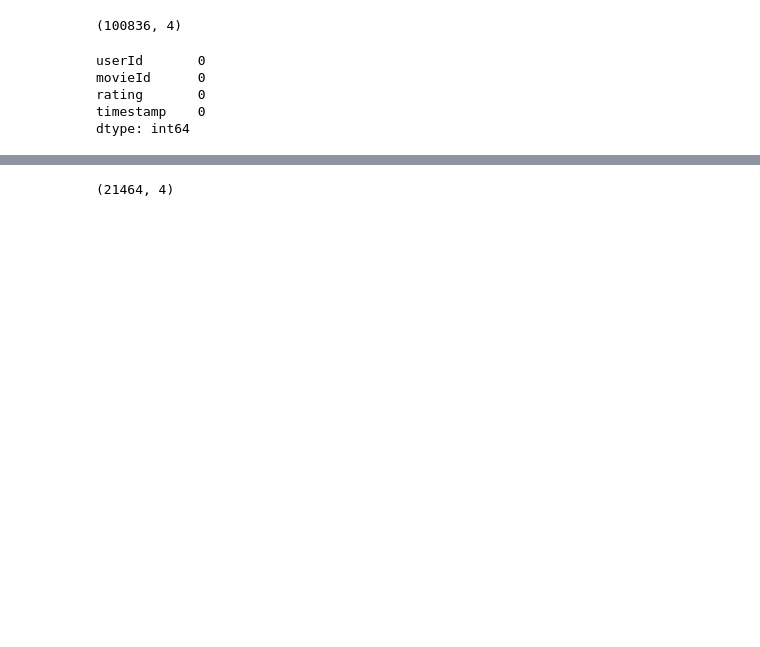
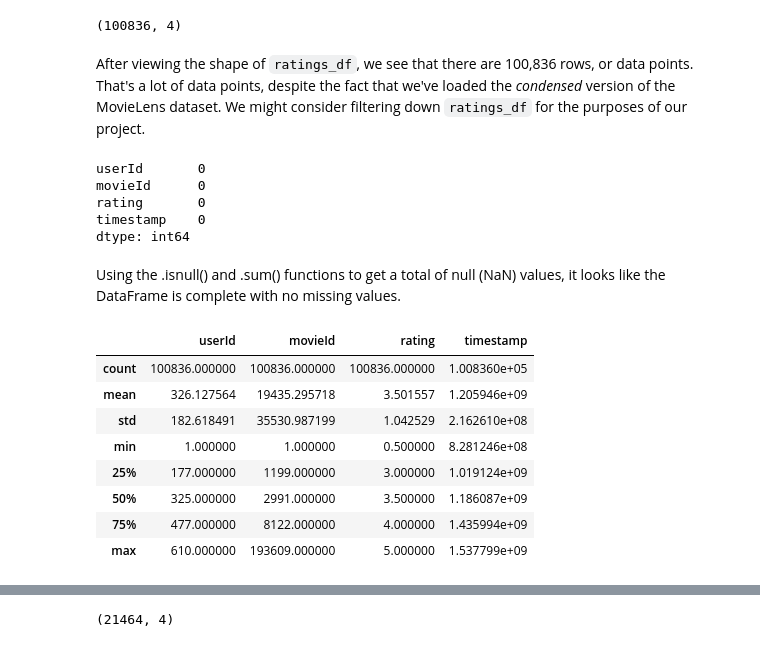
Before and after one commit to madelinebirch/Phase-4-Project, a Jupyter notebook: CURRENT!.ipynb, the cells around one changed output, grey strips where cells are left out. Saved outputs shown, nothing was run; the diff lists cells and outputs as text; code cells hidden in the pictures; blank space fills up the shorter version.

```diff
--- a/CURRENT!.ipynb
+++ b/CURRENT!.ipynb
@@ -47,4 +74,6 @@ ratings_df.head()
 ratings_df.shape
 # %% [output]
 (100836, 4)
+# %% [markdown]
+After viewing the shape of `ratings_df`, we see that there are 100,836 rows, or data points. That's a lot of data points, despite the fact that we've loaded the *condensed* version of the MovieLens dataset. We might consider filtering down `ratings_df` for the purposes of our project.
 # %%
@@ -55,3 +85,18 @@ movieId      0
 rating       0
 timestamp    0
 dtype: int64
+# %% [markdown]
+Using the .isnull() and .sum() functions to get a total of null (NaN) values, it looks like the DataFrame is complete with no missing values.
+# %%
+# Getting primary statistics of `ratings_df`
+ratings_df.describe()
+# %% [output]
+|  | userId | movieId | rating | timestamp |
+| count | 100836.000000 | 100836.000000 | 100836.000000 | 1.008360e+05 |
+| mean | 326.127564 | 19435.295718 | 3.501557 | 1.205946e+09 |
+| std | 182.618491 | 35530.987199 | 1.042529 | 2.162610e+08 |
+| min | 1.000000 | 1.000000 | 0.500000 | 8.281246e+08 |
+| 25% | 177.000000 | 1199.000000 | 3.000000 | 1.019124e+09 |
+| 50% | 325.000000 | 2991.000000 | 3.500000 | 1.186087e+09 |
+| 75% | 477.000000 | 8122.000000 | 4.000000 | 1.435994e+09 |
+| max | 610.000000 | 193609.000000 | 5.000000 | 1.537799e+09 |
```
Also changed, not shown: parts of 23 cells of this notebook.
